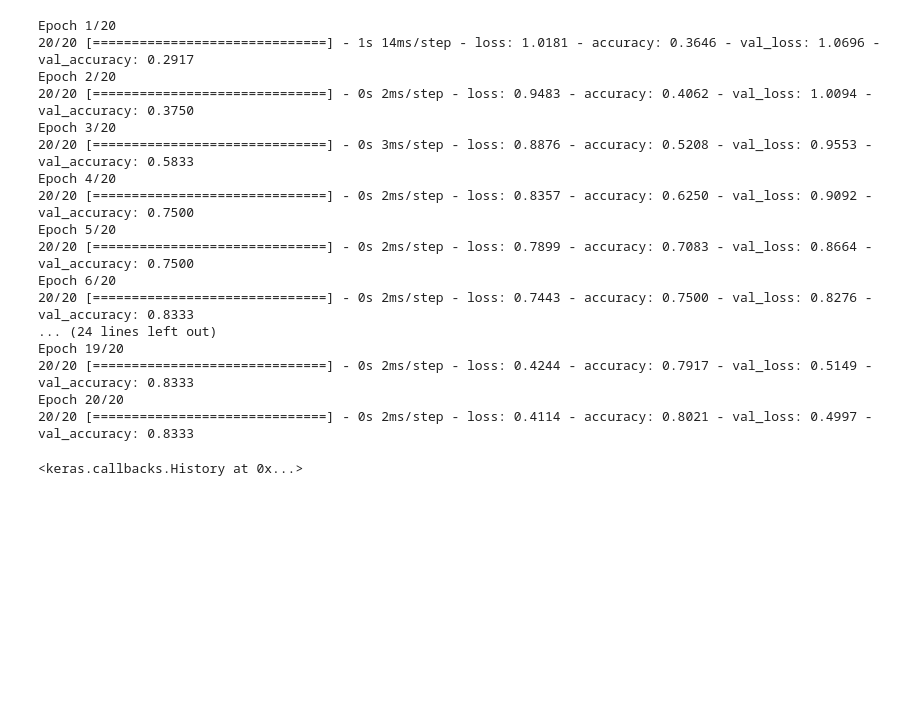
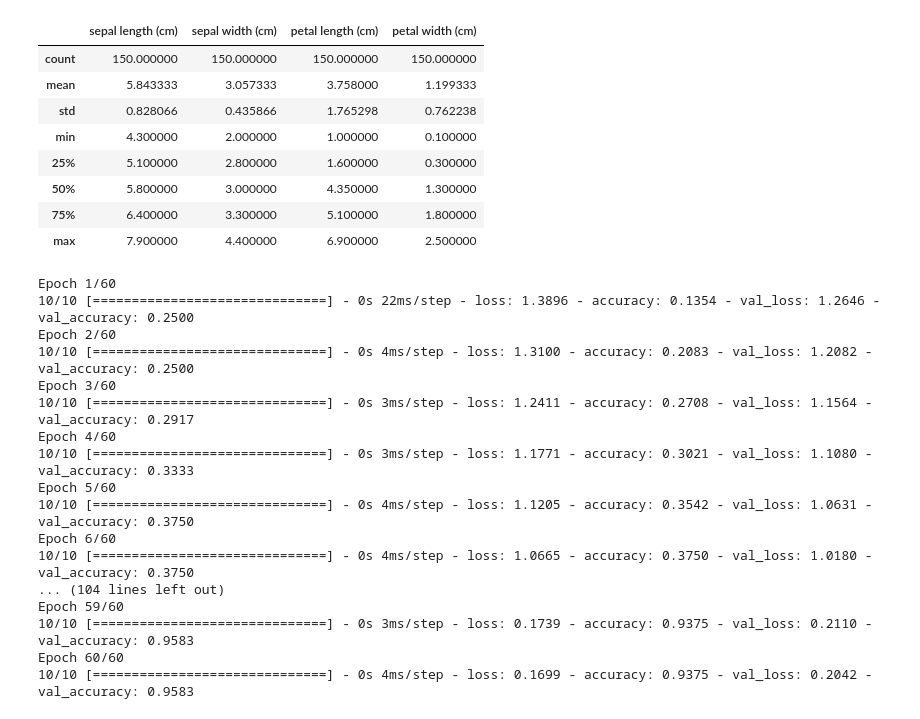
Before and after one commit to CamealGit/ML, a Jupyter notebook: Iris/irisNeuralNetworks.ipynb, the cells around one changed output. Cells and saved outputs as stored; diff of their text form; code cells hidden in the pictures; blank space fills up the shorter version.

```diff
--- a/Iris/irisNeuralNetworks.ipynb
+++ b/Iris/irisNeuralNetworks.ipynb
@@ -14,6 +15,19 @@ X = iris.data
 y = iris.target
 
 y = to_categorical(y)
+# %%
+df = pd.DataFrame(iris.data, columns=iris.feature_names)
+df.describe()
+# %% [output]
+|  | sepal length (cm) | sepal width (cm) | petal length (cm) | petal width (cm) |
+| count | 150.000000 | 150.000000 | 150.000000 | 150.000000 |
+| mean | 5.843333 | 3.057333 | 3.758000 | 1.199333 |
+| std | 0.828066 | 0.435866 | 1.765298 | 0.762238 |
+| min | 4.300000 | 2.000000 | 1.000000 | 0.100000 |
+| 25% | 5.100000 | 2.800000 | 1.600000 | 0.300000 |
+| 50% | 5.800000 | 3.000000 | 4.350000 | 1.300000 |
+| 75% | 6.400000 | 3.300000 | 5.100000 | 1.800000 |
+| max | 7.900000 | 4.400000 | 6.900000 | 2.500000 |
 # %%
 X_train, X_test, y_train, y_test = train_test_split(X, y, test_size=0.2, random_state=42)
 # %%
@@ -29,26 +43,25 @@ model.add(Dense(3, activation='softmax'))
 # %%
 model.compile(loss='categorical_crossentropy', optimizer='adam', metrics=['accuracy'])
 # %%
-model.fit(X_train, y_train, epochs=20, batch_size=5, validation_split=0.2)
+history = model.fit(X_train, y_train, epochs=60, batch_size=10, validation_split=0.2)
 # %% [output]
-Epoch 1/20
-20/20 [==============================] - 1s 14ms/step - loss: 1.0181 - accuracy: 0.3646 - val_loss: 1.0696 - val_accuracy: 0.2917
-Epoch 2/20
-20/20 [==============================] - 0s 2ms/step - loss: 0.9483 - accuracy: 0.4062 - val_loss: 1.0094 - val_accuracy: 0.3750
-Epoch 3/20
-20/20 [==============================] - 0s 3ms/step - loss: 0.8876 - accuracy: 0.5208 - val_loss: 0.9553 - val_accuracy: 0.5833
-Epoch 4/20
-20/20 [==============================] - 0s 2ms/step - loss: 0.8357 - accuracy: 0.6250 - val_loss: 0.9092 - val_accuracy: 0.7500
-Epoch 5/20
-20/20 [==============================] - 0s 2ms/step - loss: 0.7899 - accuracy: 0.7083 - val_loss: 0.8664 - val_accuracy: 0.7500
-Epoch 6/20
-20/20 [==============================] - 0s 2ms/step - loss: 0.7443 - accuracy: 0.7500 - val_loss: 0.8276 - val_accuracy: 0.8333
-... (24 lines left out)
-Epoch 19/20
-20/20 [==============================] - 0s 2ms/step - loss: 0.4244 - accuracy: 0.7917 - val_loss: 0.5149 - val_accuracy: 0.8333
-Epoch 20/20
-20/20 [==============================] - 0s 2ms/step - loss: 0.4114 - accuracy: 0.8021 - val_loss: 0.4997 - val_accuracy: 0.8333
+Epoch 1/60
+10/10 [==============================] - 0s 22ms/step - loss: 1.3896 - accuracy: 0.1354 - val_loss: 1.2646 - val_accuracy: 0.2500
+Epoch 2/60
+10/10 [==============================] - 0s 4ms/step - loss: 1.3100 - accuracy: 0.2083 - val_loss: 1.2082 - val_accuracy: 0.2500
+Epoch 3/60
+10/10 [==============================] - 0s 3ms/step - loss: 1.2411 - accuracy: 0.2708 - val_loss: 1.1564 - val_accuracy: 0.2917
+Epoch 4/60
+10/10 [==============================] - 0s 3ms/step - loss: 1.1771 - accuracy: 0.3021 - val_loss: 1.1080 - val_accuracy: 0.3333
+Epoch 5/60
+10/10 [==============================] - 0s 4ms/step - loss: 1.1205 - accuracy: 0.3542 - val_loss: 1.0631 - val_accuracy: 0.3750
+Epoch 6/60
+10/10 [==============================] - 0s 4ms/step - loss: 1.0665 - accuracy: 0.3750 - val_loss: 1.0180 - val_accuracy: 0.3750
+... (104 lines left out)
+Epoch 59/60
+10/10 [==============================] - 0s 3ms/step - loss: 0.1739 - accuracy: 0.9375 - val_loss: 0.2110 - val_accuracy: 0.9583
+Epoch 60/60
+10/10 [==============================] - 0s 4ms/step - loss: 0.1699 - accuracy: 0.9375 - val_loss: 0.2042 - val_accuracy: 0.9583
-<keras.callbacks.History at 0x...>
 # %%
 loss, accuracy = model.evaluate(X_test, y_test)
 print(f"Loss: , {loss:.2f}")
```
Also changed, not shown: parts of 5 cells of this notebook.
